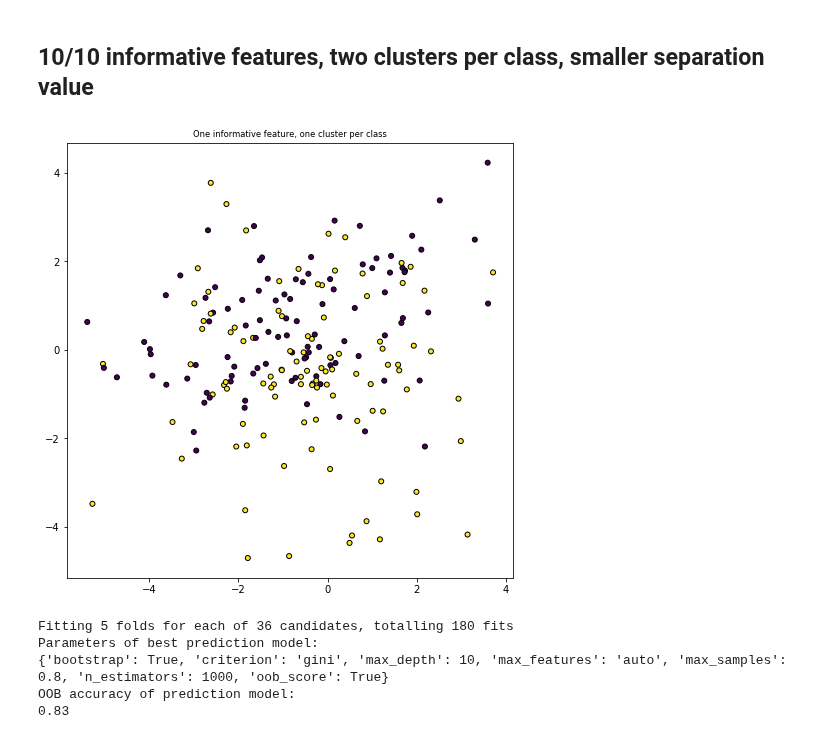
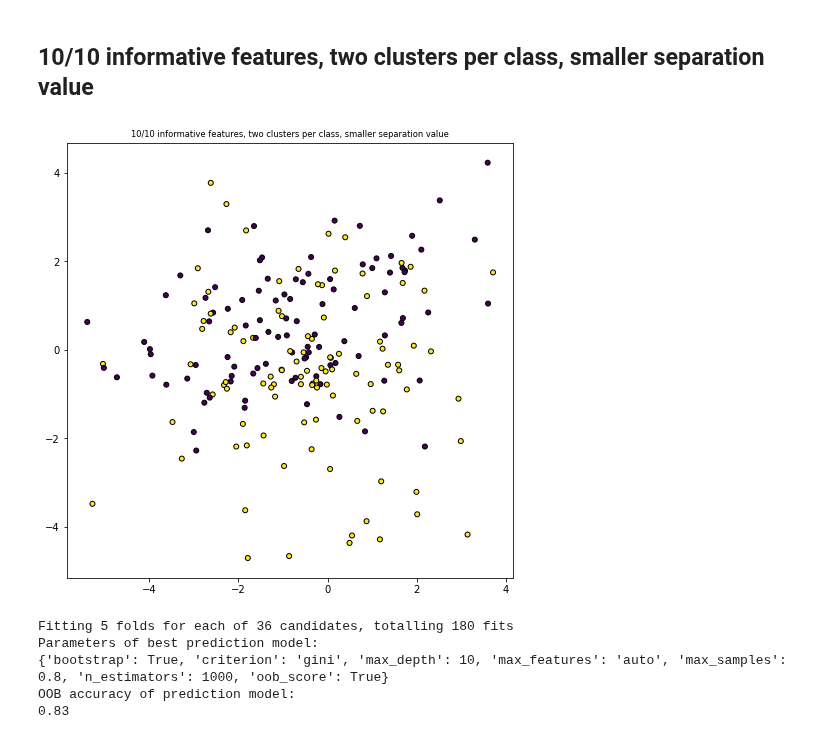
Before and after one commit to HelmholtzAI-Consultants-Munich/fg-clustering, a Jupyter notebook: data/create_synthetic_datasets.ipynb, the cells around one changed output. Saved outputs shown, nothing was run; the diff lists cells and outputs as text; code cells hidden in the pictures.

```diff
--- a/data/create_synthetic_datasets.ipynb
+++ b/data/create_synthetic_datasets.ipynb
@@ -90,20 +90,20 @@ OOB accuracy of prediction model:
 # %%
 X, Y = make_classification(n_samples=200, n_features=10, n_redundant=0, n_informative=10, n_classes = 2,
                              n_clusters_per_class=2, class_sep=0.5, random_state = random_state)
 
 colnames = ['X' + str(i) for i in range(1, X.shape[1] + 1)]
 data = pd.DataFrame(X, columns=colnames)
 data['target'] = Y
 data.to_csv('data_make_classif_2.csv', index=False)
 
 # Plot first 2
 plt.figure(figsize=(8, 8))
 
-plt.title("One informative feature, one cluster per class", fontsize="small")
+plt.title("10/10 informative features, two clusters per class, smaller separation value", fontsize="small")
 plt.scatter(X[:, 0], X[:, 1], marker="o", c=Y, s=25, edgecolor="k")
 plt.show()
 # %% [output]
-[figure, old version]
+[figure, new version]
 # %%
 classifier = RandomForestClassifier(oob_score=True, random_state=42)
 output_file = os.path.join('./random_forest_make_classif_2.joblib')
```
Also changed, not shown: parts of 8 cells of this notebook.
